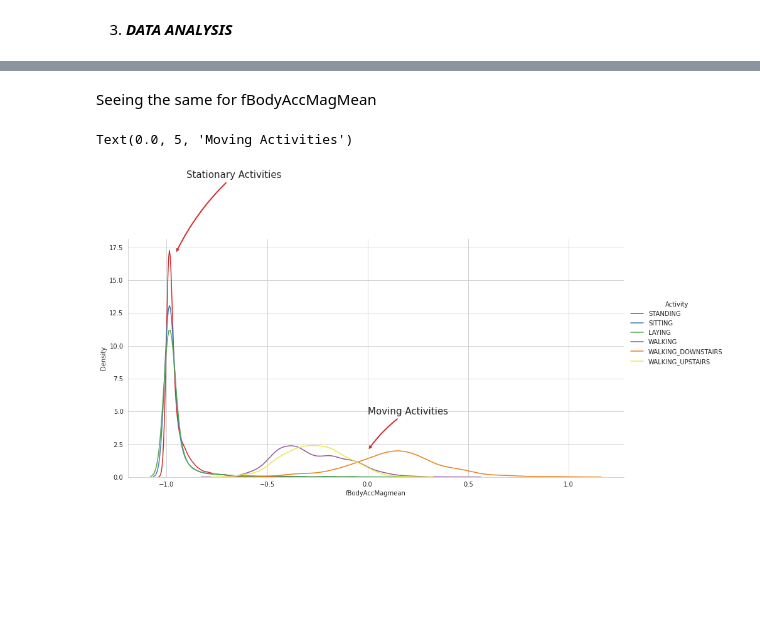
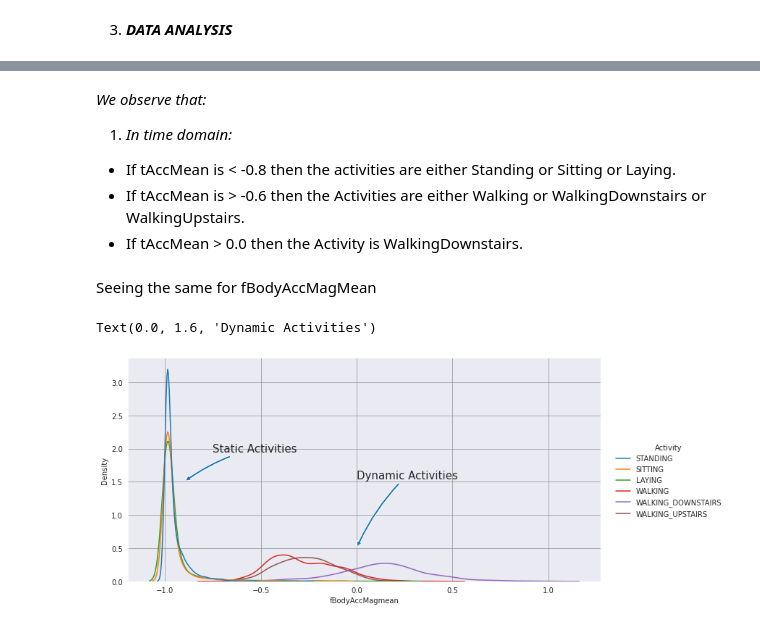
Before and after one commit to SahithyTumma/Activity-Change-Detection, a Jupyter notebook: Activity_Change_Detection.ipynb, the cells around one changed output, grey strips where cells are left out. Saved outputs shown, nothing was run; the diff lists cells and outputs as text; code cells hidden in the pictures; blank space fills up the shorter version.

```diff
--- a/Activity_Change_Detection.ipynb
+++ b/Activity_Change_Detection.ipynb
@@ -68,12 +131,3 @@ Number of Features    :  563
-# %%
-columnNames = list()
-columnNames = df.columns
-badChars = ['-', '()','(',')', ',']
-newColumnNames = []
-for colName in columnNames:
-  newColumnName = ''.join(i for i in colName if i not in badChars)
-  newColumnNames.append(newColumnName)
-df.columns = newColumnNames
 # %%
 df.head()
 # %% [output]
@@ -125,7 +185,7 @@ Number of duplicates:  0
 # %%
-sns.set_style('whitegrid')
-plt.figure(figsize=(16,8))
-plt.title('Data collected from all subjcts', fontsize=20)
-sns.countplot(x='subject',hue='Activity', data = df)  ## count plot of activity hue
+sns.set_style('darkgrid',{"grid.color": ".6"})
+plt.figure(figsize=(16,10))
+plt.title('Samples collected per person', fontsize=20)
+sns.countplot(x='subject',hue='Activity', data = df)
 plt.show()
 # %% [output]
@@ -132,0 +238,10 @@ plt.show()
+# %%
+## CHANGING COLUMNS NAMES
+columns = df.columns
+columns
+columns = columns.str.replace("[()]",'')
+columns = columns.str.replace("-",'')
+columns = columns.str.replace(",",'')
+columns
+# list(columns)
+# uncomment this to see all the 563 columns
@@ -132,0 +258,3 @@ plt.show()
+# %%
+df.columns = columns
+df.head()
@@ -150,13 +329,20 @@ Text(0.0, 5, 'Moving Activities')
+# %% [markdown]
+*We observe that:*
+1) *In time domain:*
+
+* If tAccMean is < -0.8 then the activities are either Standing or
+Sitting or Laying.
+* If tAccMean is > -0.6 then the Activities are either Walking or WalkingDownstairs or WalkingUpstairs.
+* If tAccMean > 0.0 then the Activity is WalkingDownstairs.
 # %% [markdown]
 Seeing the same for fBodyAccMagMean
 # %%
-facetgrid = sns.FacetGrid(df,hue='Activity',size = 6, aspect=2) ##6 features in Activity column will be included in legends
-facetgrid.map(sns.distplot,'fBodyAccMagmean',hist = False).add_legend() ##make distplot of fBodyAccMagmean
-plt.annotate("Stationary Activities", xy=(-0.956,17), xytext=(-0.9, 23), size=15,\
+sns.displot(x='fBodyAccMagmean', data=df, kind = 'kde', hue='Activity', aspect=2)
+plt.annotate("Static Activities", xy=(-0.9,1.5), xytext=(-0.75, 2), size=15,\
             va='center', ha='left',\
-            arrowprops=dict(arrowstyle="simple",connectionstyle="arc3,rad=0.1"))  ## point label of stationary activities with an arrow in center
-plt.annotate("Moving Activities", xy = (0.0,2), xytext = (0.0,5),size = 15, va = 'center',ha='left', \
-             arrowprops=dict(arrowstyle="simple",connectionstyle="arc3,rad=0.1")) ## point label of moving activities with an arrow in center
+            arrowprops=dict(arrowstyle="simple",connectionstyle="arc3,rad=0.1"))
+plt.annotate("Dynamic Activities", xy = (0.0,0.5), xytext = (0.0,1.6),size = 15, va = 'center',ha='left', \
+             arrowprops=dict(arrowstyle="simple",connectionstyle="arc3,rad=0.1"))
 # %% [output]
-Text(0.0, 5, 'Moving Activities')
+Text(0.0, 1.6, 'Dynamic Activities')
-[figure, old version]
+[figure, new version]
```
Also changed, not shown: parts of 76 cells of this notebook.
